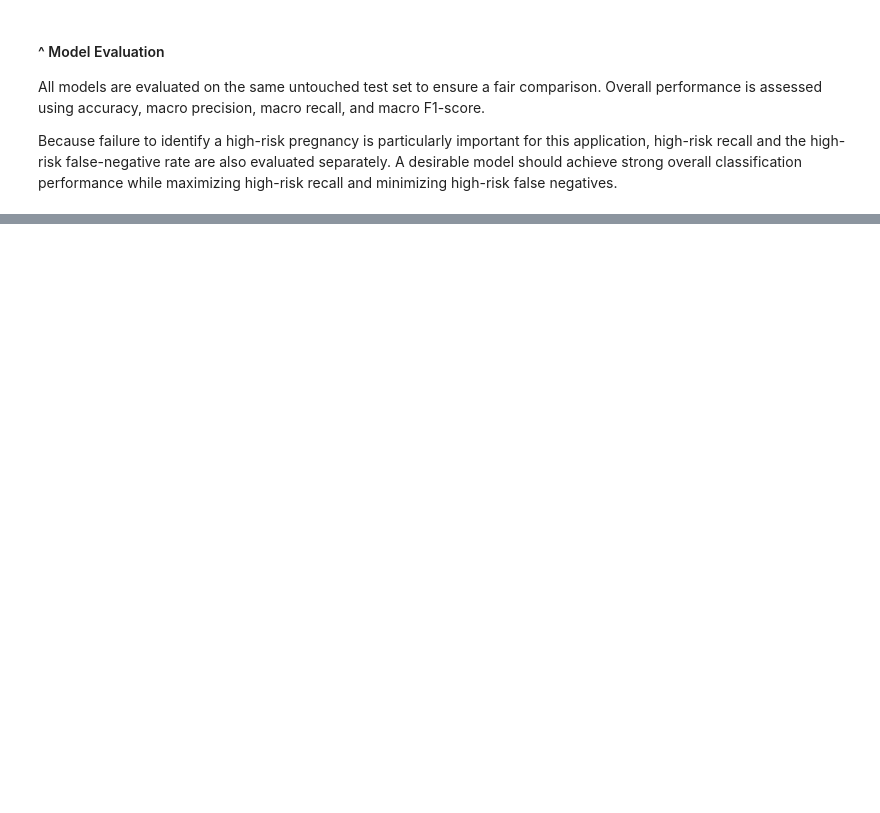
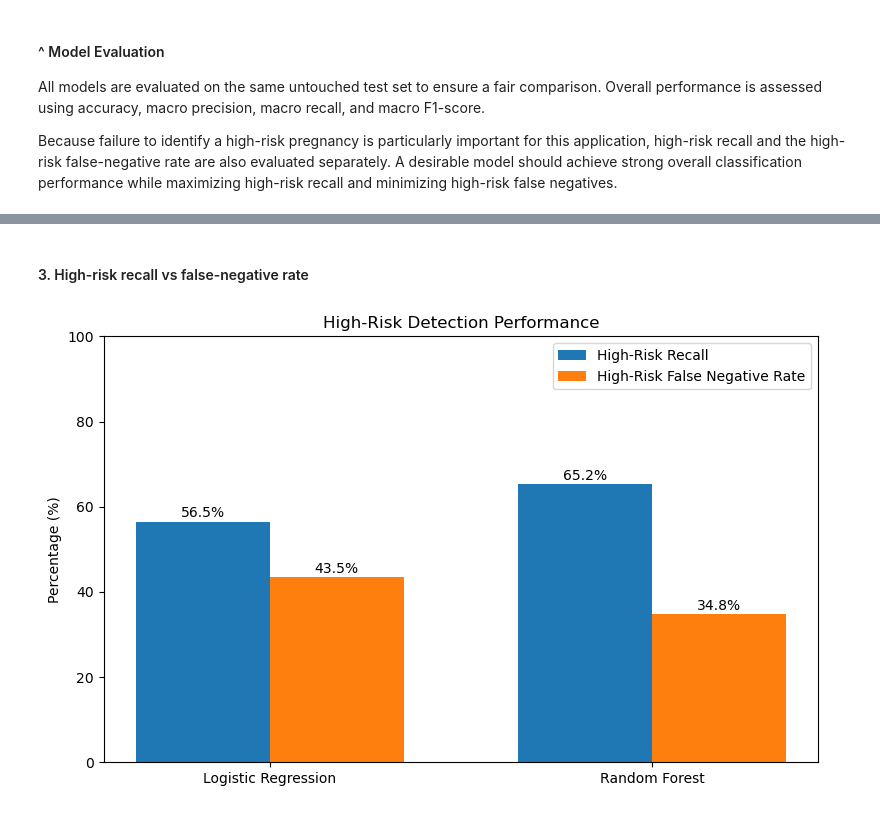
Before and after one commit to xloli20/SIC-MATERNAL-AI, a Jupyter notebook: ml/notebooks/logistic_regression_random_forest.ipynb, the cells around one changed output, grey strips where cells are left out. Saved outputs shown, nothing was run; the diff lists cells and outputs as text; code cells hidden in the pictures; blank space fills up the shorter version.

```diff
--- a/ml/notebooks/logistic_regression_random_forest.ipynb
+++ b/ml/notebooks/logistic_regression_random_forest.ipynb
@@ -407,0 +588,45 @@ minimizing high-risk false negatives.
+# %% [markdown]
+#### 3. High-risk recall vs false-negative rate
+# %%
+models = final_results_df["Model"]
+
+high_risk_recall = final_results_df["High-Risk Recall"] * 100
+high_risk_fnr = final_results_df["High-Risk False Negative Rate"] * 100
+
+x = np.arange(len(models))
+width = 0.35
+
+plt.figure(figsize=(8, 5))
+
+bars1 = plt.bar(
+    x - width/2,
+    high_risk_recall,
+    width,
+    label="High-Risk Recall"
+)
+
+bars2 = plt.bar(
+    x + width/2,
+    high_risk_fnr,
+    width,
+    label="High-Risk False Negative Rate"
+)
+
+for bars in [bars1, bars2]:
+    for bar in bars:
+        plt.text(
+            bar.get_x() + bar.get_width()/2,
+            bar.get_height() + 1,
+            f"{bar.get_height():.1f}%",
+            ha="center"
+        )
+
+plt.xticks(x, models)
+plt.ylabel("Percentage (%)")
+plt.title("High-Risk Detection Performance")
+plt.ylim(0, 100)
+plt.legend()
+plt.tight_layout()
+plt.show()
+# %% [output]
+[figure, added]
```
Also changed, not shown: parts of 17 cells of this notebook.
